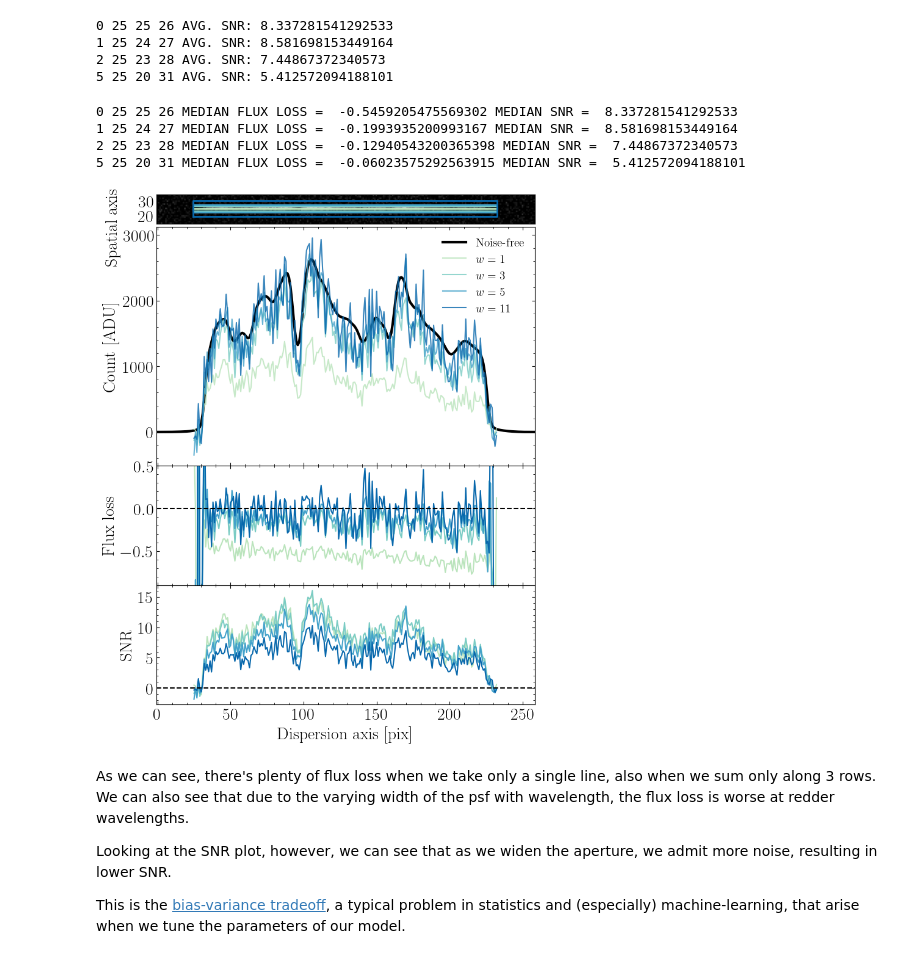
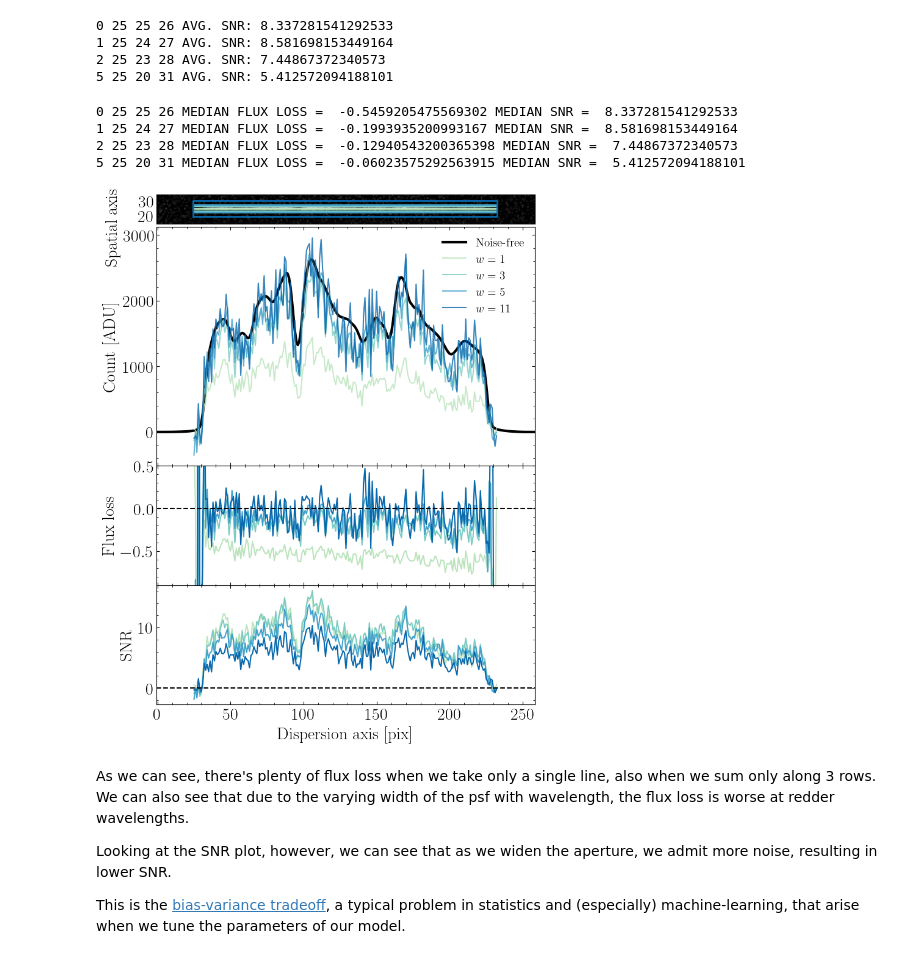
Before and after one commit to sangeetak20/RomanSpectraDataChallenge, a Jupyter notebook: DataChallenge2/prism_demo/prism_1d_spectral_extraction_using_simple_summation_and_optimum_spectral_extraction.ipynb, the cells around one changed output. Cells and saved outputs as stored; diff of their text form; code cells hidden in the pictures.

```diff
--- a/DataChallenge2/prism_demo/prism_1d_spectral_extraction_using_simple_summation_and_optimum_spectral_extraction.ipynb
+++ b/DataChallenge2/prism_demo/prism_1d_spectral_extraction_using_simple_summation_and_optimum_spectral_extraction.ipynb
@@ -307,38 +303,36 @@ axes[0].set_ylabel(r'Spatial axis [pix]', labelpad=20)
 
 axes[1].yaxis.set_major_locator(ticker.MultipleLocator(1000))
 axes[1].yaxis.set_minor_locator(ticker.MultipleLocator(200))
 
 ## axes[1].set_ylim(-321.37194664311335, 2900.0)
 
 axes[1].set_ylabel(r'Count [ADU]')
 axes[1].legend(frameon=False, loc='upper right', fontsize='x-small')
 
 axes[2].axhline(linestyle='--', color='k')
 
 axes[2].set_ylim(-0.9, +0.5)
 
 axes[2].yaxis.set_major_locator(ticker.MultipleLocator(0.5))
 axes[2].yaxis.set_minor_locator(ticker.MultipleLocator(0.1))
 
 axes[2].set_ylabel(r'Flux loss')
 
 ## axes[3].set_ylim(-2.0, 18.0)
 
 axes[3].set_xlabel(r'Dispersion axis [pix]')
 axes[3].set_ylabel(r'SNR')
 
 axes[3].axhline(linestyle='--', color='k')
 
-dY, dMY = 5.0, 1.0
-
-axes[3].yaxis.set_major_locator(ticker.MultipleLocator(dY))
-axes[3].yaxis.set_minor_locator(ticker.MultipleLocator(dMY))
+axes[3].yaxis.set_major_locator(ticker.AutoLocator())
+axes[3].yaxis.set_minor_locator(ticker.AutoMinorLocator())
 # %% [output]
 0 25 25 26 MEDIAN FLUX LOSS =  -0.5459205475569302 MEDIAN SNR =  8.337281541292533
 1 25 24 27 MEDIAN FLUX LOSS =  -0.1993935200993167 MEDIAN SNR =  8.581698153449164
 2 25 23 28 MEDIAN FLUX LOSS =  -0.12940543200365398 MEDIAN SNR =  7.44867372340573
 5 25 20 31 MEDIAN FLUX LOSS =  -0.06023575292563915 MEDIAN SNR =  5.412572094188101
-[figure, old version]
+[figure, new version]
 # %% [markdown]
 As we can see, there's plenty of flux loss when we take only a single line, also when we sum only along 3 rows. We can also see that due to the varying width of the psf with wavelength, the flux loss is worse at redder wavelengths.
 
```
Also changed, not shown: parts of 3 cells of this notebook.
